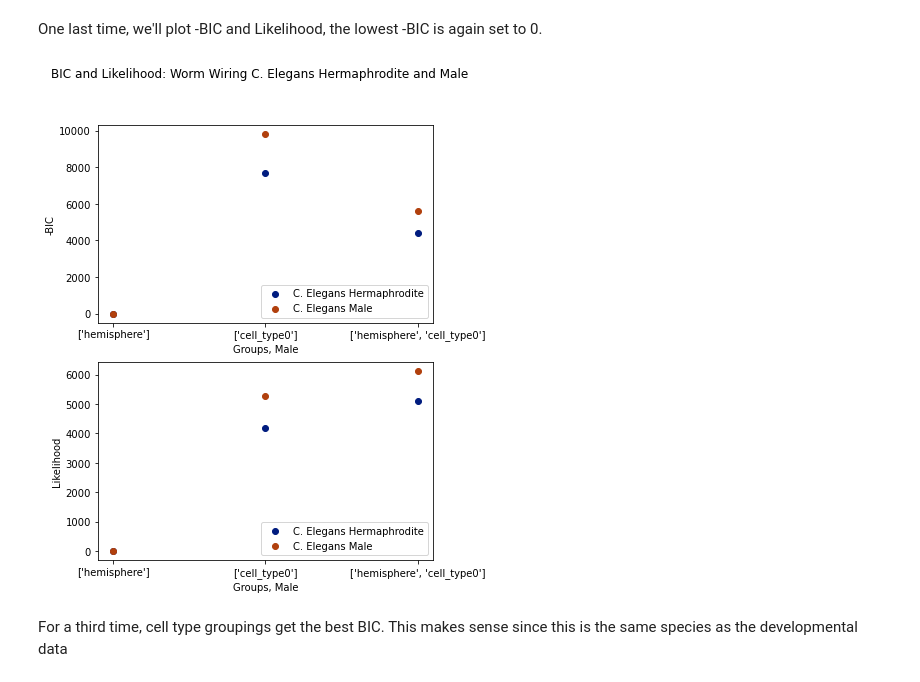
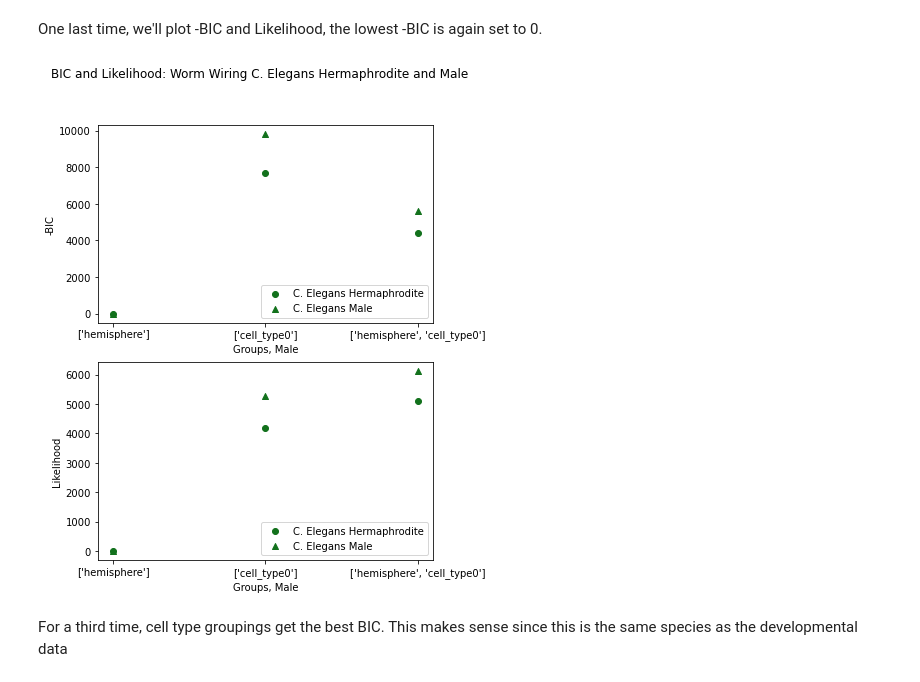
Before and after one commit to neurodata/connectocross, a Jupyter notebook: docs/apriori_sbms.ipynb, the cells around one changed output. Cells and saved outputs as stored; diff of their text form; code cells hidden in the pictures.

Commit message:
color scheme should match, use true witviliet age hrs

```diff
--- a/docs/apriori_sbms.ipynb
+++ b/docs/apriori_sbms.ipynb
@@ -90,7 +90,7 @@ fitting noise.
 We will preform this analysis for all 8 developmental stages at once.
 # %%
 # load some elegans Witvliet data
-base = '../json_connectomes/Witvliet/'
+base = '../json_connectomes/witvilet/'
 graph_files = sorted(os.listdir(base))
 wit_connectomes = []
 for f in graph_files:
@@ -149,11 +149,11 @@ for i, key in enumerate(out_index):
     norm_like = like_data - np.min(like_data)
     _ = ax[0].scatter(data['bic'].index,
                      norm_bic,
-                     label=key,
+                     label=str(ages[i]) + ' hours',
                      color=np.array(colors)[i])
     _ = ax[1].scatter(data['likelihood'].index,
                      norm_like,
-                     label=key,
+                     label=str(ages[i]) + ' hours',
                      color=np.array(colors)[i])
     _ = ax[0].set(xlabel='Groups, stage ' + str(i), ylabel='-BIC')
     _ = ax[1].set(xlabel='Groups, stage ' + str(i), ylabel='Likelihood')
@@ -202,28 +202,34 @@ One last time, we'll plot -BIC and Likelihood, the lowest -BIC is again set to 0
 # %%
 fig, ax = plt.subplots(2)
 out_index = ww_results.index.levels[0]
-colors = sns.color_palette("dark")
+colors = sns.color_palette("dark")[2]
 for i, key in enumerate(out_index):
     data = ww_results.loc[key]
     bic_data = data['bic'].to_numpy()
     norm_bic = bic_data - np.min(bic_data)
     like_data = data['likelihood'].to_numpy()
     norm_like = like_data - np.min(like_data)
+    if 'Male' in key:
+        shape = '^'
+    else:
+        shape = 'o'
     _ = ax[0].scatter(data['bic'].index,
                      norm_bic,
                      label=key,
-                     color=np.array(colors)[i])
+                     color=np.array(colors),
+                     marker=shape,)
     _ = ax[1].scatter(data['likelihood'].index,
                      norm_like,
                      label=key,
-                     color=np.array(colors)[i])
+                     color=np.array(colors),
+                     marker=shape,)
     _ = ax[0].set(xlabel='Groups, ' + types[i], ylabel='-BIC')
     _ = ax[1].set(xlabel='Groups, ' + types[i], ylabel='Likelihood')
 _ = ax[0].legend(loc='best')
 _ = ax[1].legend(loc='best')
 _ = fig.suptitle('BIC and Likelihood: Worm Wiring C. Elegans Hermaphrodite and Male')
 _ = fig.set_size_inches(6, 8)
 # %% [output]
-[figure, old version]
+[figure, new version]
 # %% [markdown]
 For a third time, cell type groupings get the best BIC. This makes sense since this is the same species as the developmental data
```
Also changed, not shown: parts of 2 cells of this notebook, 1 other file.
